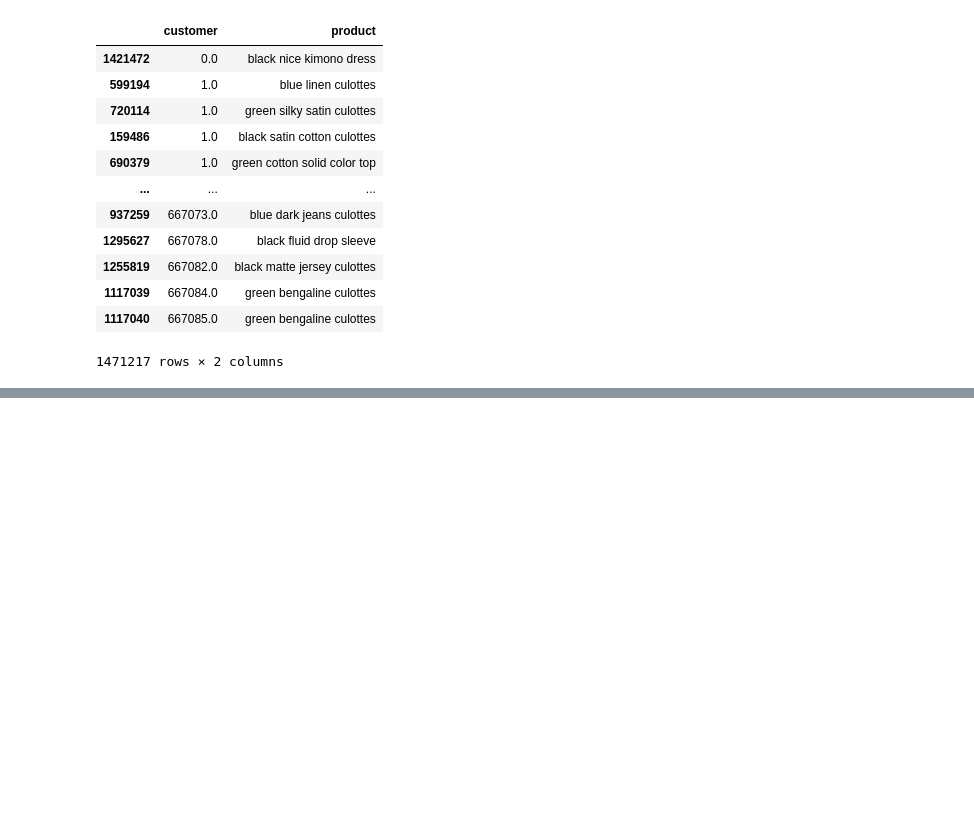
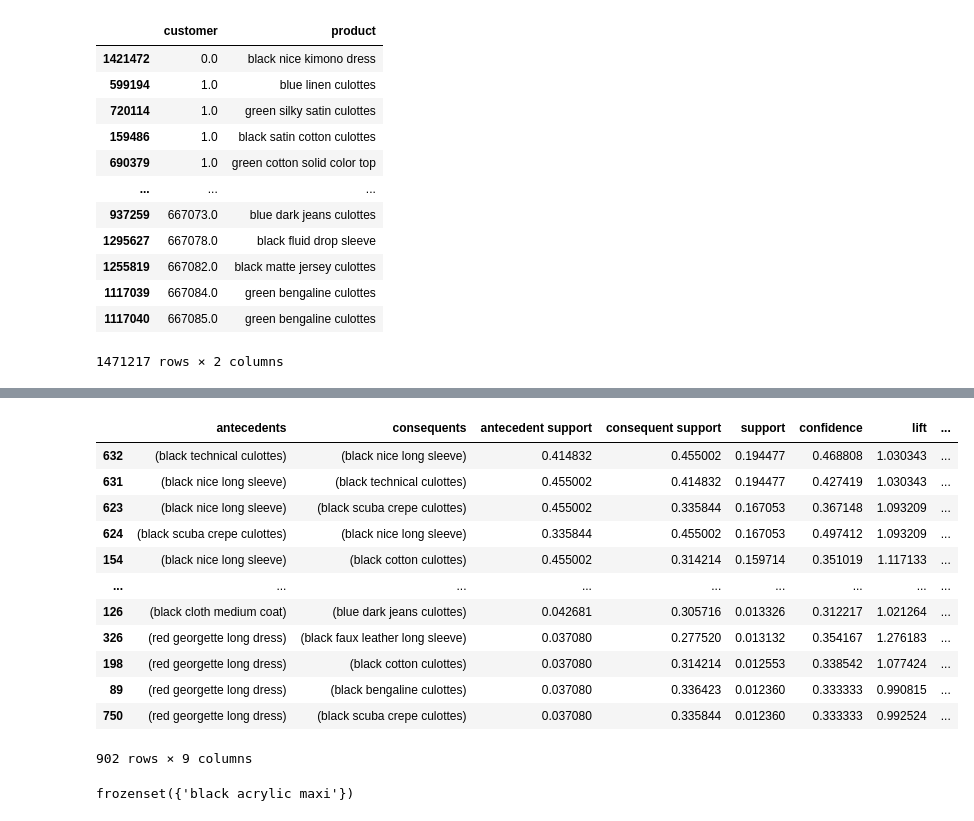
Before and after one commit to shlrley/girlCode, a Jupyter notebook: eda/eda_nb.ipynb, the cells around one changed output, grey strips where cells are left out. Cells and saved outputs as stored; diff of their text form; code cells hidden in the pictures; blank space fills up the shorter version.

```diff
--- a/eda/eda_nb.ipynb
+++ b/eda/eda_nb.ipynb
@@ -175,0 +297,20 @@ ValueError: The input DataFrame `df` containing the frequent itemsets is empty.
+# %%
+rules.sort_values('support', ascending=False)
+# %% [output]
+|  | antecedents | consequents | antecedent support | consequent support | support | confidence | lift | ... |
+| 632 | (black technical culottes) | (black nice long sleeve) | 0.414832 | 0.455002 | 0.194477 | 0.468808 | 1.030343 | ... |
+| 631 | (black nice long sleeve) | (black technical culottes) | 0.455002 | 0.414832 | 0.194477 | 0.427419 | 1.030343 | ... |
+| 623 | (black nice long sleeve) | (black scuba crepe culottes) | 0.455002 | 0.335844 | 0.167053 | 0.367148 | 1.093209 | ... |
+| 624 | (black scuba crepe culottes) | (black nice long sleeve) | 0.335844 | 0.455002 | 0.167053 | 0.497412 | 1.093209 | ... |
+| 154 | (black nice long sleeve) | (black cotton culottes) | 0.455002 | 0.314214 | 0.159714 | 0.351019 | 1.117133 | ... |
+| ... | ... | ... | ... | ... | ... | ... | ... | ... |
+| 126 | (black cloth medium coat) | (blue dark jeans culottes) | 0.042681 | 0.305716 | 0.013326 | 0.312217 | 1.021264 | ... |
+| 326 | (red georgette long dress) | (black faux leather long sleeve) | 0.037080 | 0.277520 | 0.013132 | 0.354167 | 1.276183 | ... |
+| 198 | (red georgette long dress) | (black cotton culottes) | 0.037080 | 0.314214 | 0.012553 | 0.338542 | 1.077424 | ... |
+| 89 | (red georgette long dress) | (black bengaline culottes) | 0.037080 | 0.336423 | 0.012360 | 0.333333 | 0.990815 | ... |
+| 750 | (red georgette long dress) | (black scuba crepe culottes) | 0.037080 | 0.335844 | 0.012360 | 0.333333 | 0.992524 | ... |
+902 rows × 9 columns
+# %%
+rules['antecedents'][0]
+# %% [output]
+frozenset({'black acrylic maxi'})
```
Also changed, not shown: parts of 24 cells of this notebook, 6 other files.
